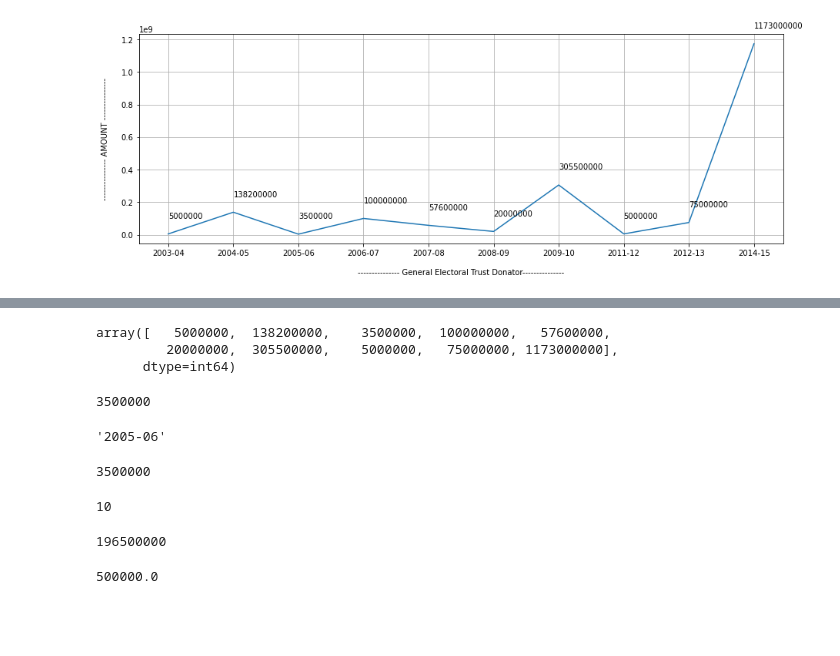
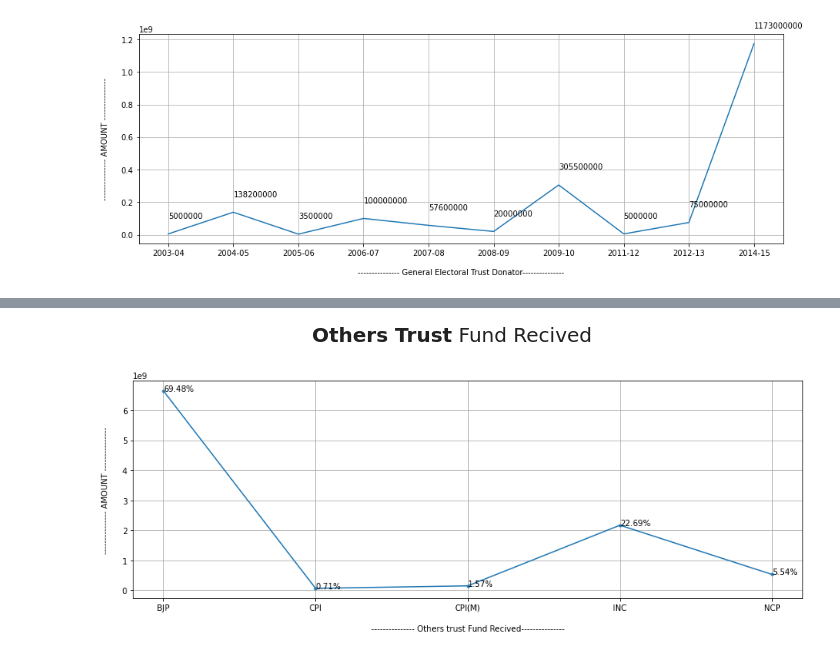
Before and after one commit to pv05/project_ML, a Jupyter notebook: DonationToPoliticalParties_EDA.ipynb, the cells around one changed output, grey strips where cells are left out. Drawn from its saved outputs; the diff is of its cells as text; code cells hidden in the pictures; blank space fills up the shorter version.

```diff
--- a/DonationToPoliticalParties_EDA.ipynb
+++ b/DonationToPoliticalParties_EDA.ipynb
@@ -372,30 +365,17 @@ top_1
-# %%
-top_1['Amount'].values
-# %% [output]
-array([   5000000,  138200000,    3500000,  100000000,   57600000,
-         20000000,  305500000,    5000000,   75000000, 1173000000],
-      dtype=int64)
-# %%
-top_1['Amount'][2]
-# %% [output]
-3500000
-# %%
-top_1['Amount'].index[2]
-# %% [output]
-'2005-06'
-# %%
-top_1['Amount'][2]
-# %% [output]
-3500000
-# %%
-len(top_1)
-# %% [output]
-10
-# %%
-200000000 - top_1['Amount'][2]
-# %% [output]
-196500000
-# %%
-top_1['Amount'][0]*0.10
-# %% [output]
-500000.0
+# %%
+others_trust =  data[data['Type'] == 'Others']
+others_trust = others_trust.groupby('Party').sum()
+plt.figure(figsize=(15,5))
+plt.plot(others_trust['Amount'].index , others_trust['Amount'].values,marker='.')
+plt.grid()
+plt.xlabel('\n--------------- Others trust Fund Recived---------------')
+plt.ylabel('--------------- AMOUNT ---------------\n')
+display(HTML(f'<p style="font-size:20px;text-align: center;"><b>Others Trust</b> Fund Recived</p>'))
+
+for i in range(len(others_trust)):
+    plt.text(others_trust['Amount'].index[i],others_trust['Amount'][i],f"{round(others_trust['Amount'][i]*100/others_trust.sum()[0],2)}%") # for graph values show
+
+plt.show()
+# %% [output]
+Others Trust Fund Recived
+[figure, added]
```
Also changed, not shown: parts of 13 cells of this notebook.
